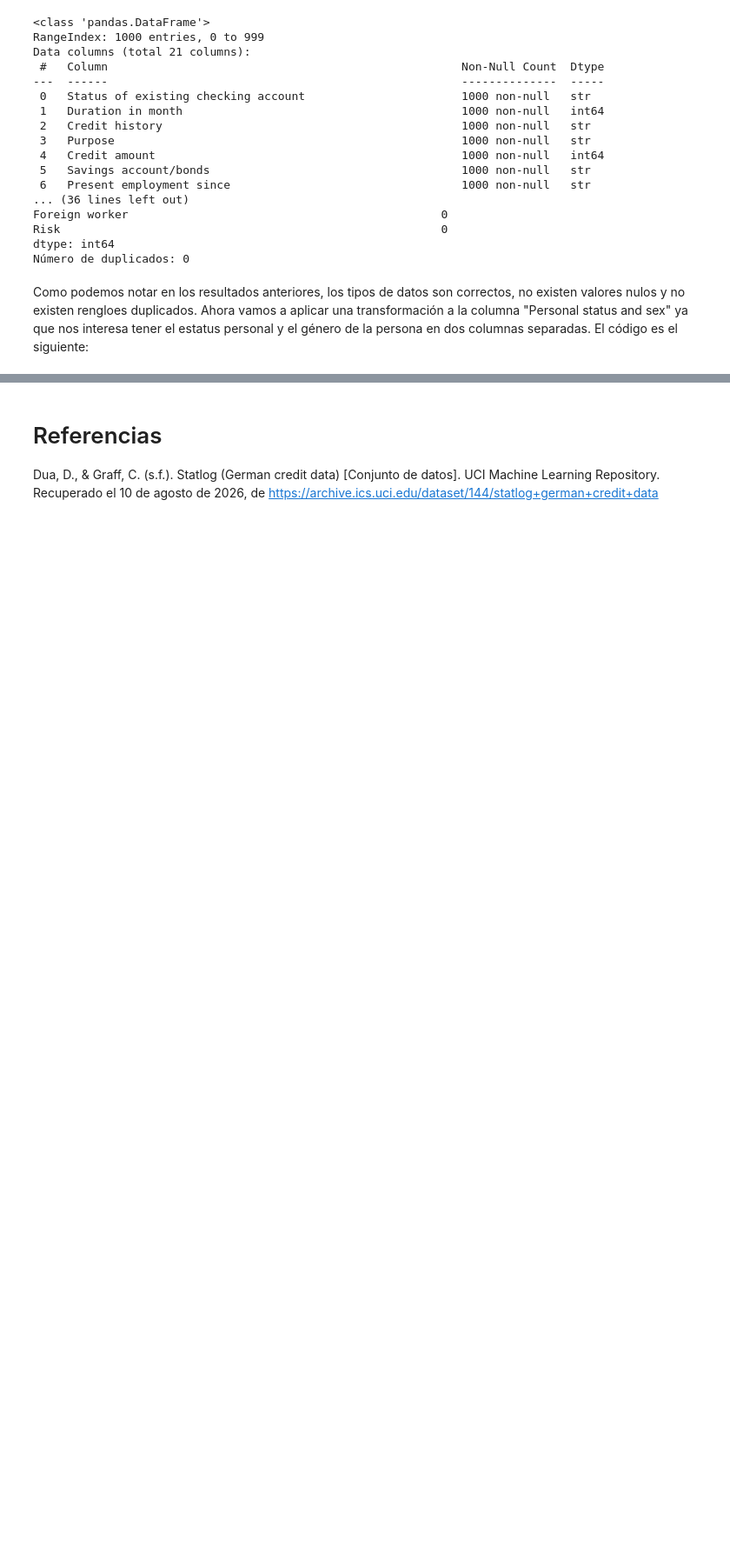
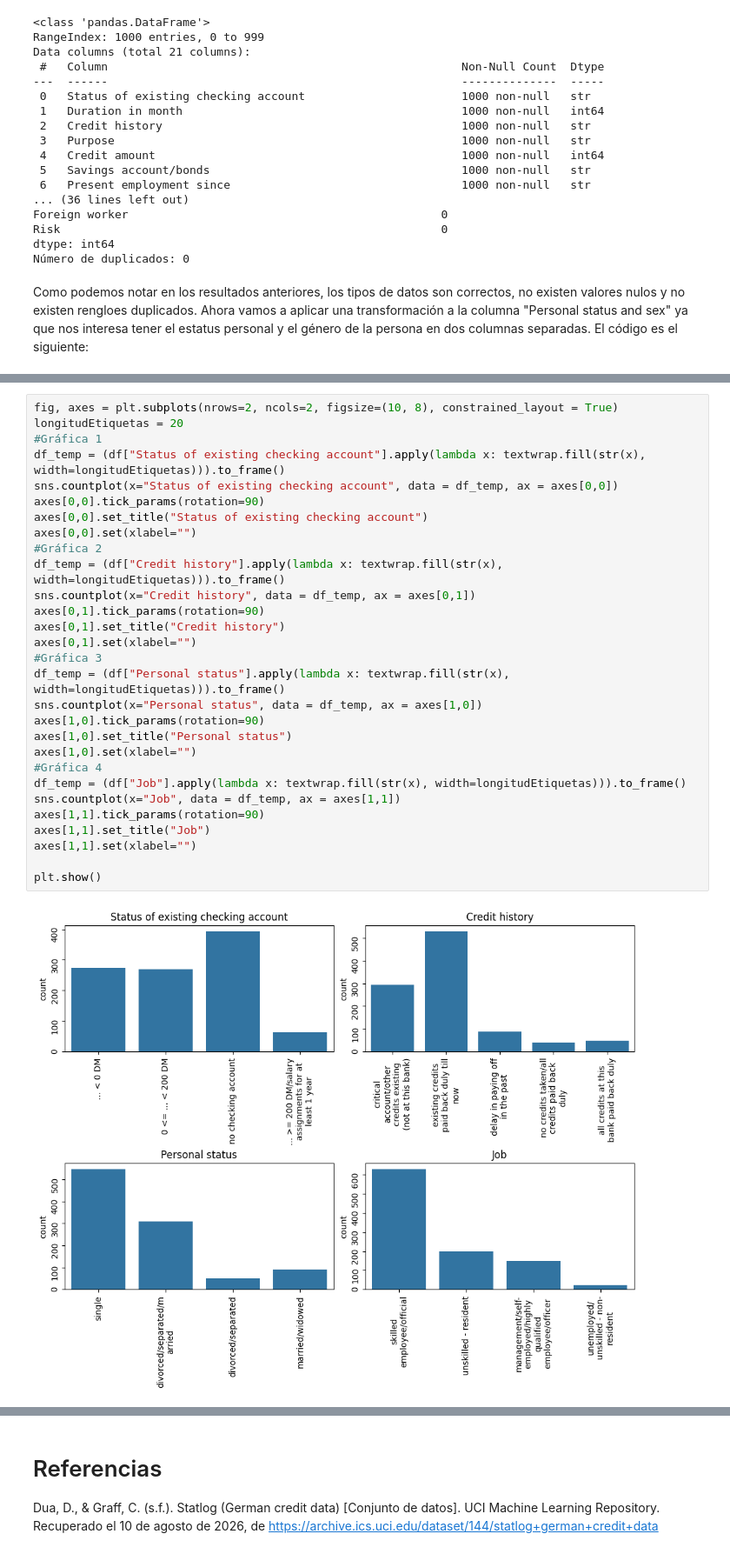
Before and after one commit to Crescencio1/Credit_Risk_Analysis, a Jupyter notebook: CreditRiskAnalysis.ipynb, the cells around one changed output, grey strips where cells are left out. Shown at 87% size. Drawn from its saved outputs; the diff is of its cells as text; blank space fills up the shorter version.

```diff
--- a/CreditRiskAnalysis.ipynb
+++ b/CreditRiskAnalysis.ipynb
@@ -210,0 +285,31 @@ df[["Personal status","Sex"]].head()
+# %%
+fig, axes = plt.subplots(nrows=2, ncols=2, figsize=(10, 8), constrained_layout = True)
+longitudEtiquetas = 20
+#Gráfica 1
+df_temp = (df["Status of existing checking account"].apply(lambda x: textwrap.fill(str(x), width=longitudEtiquetas))).to_frame()
+sns.countplot(x="Status of existing checking account", data = df_temp, ax = axes[0,0])
+axes[0,0].tick_params(rotation=90)
+axes[0,0].set_title("Status of existing checking account")
+axes[0,0].set(xlabel="")
+#Gráfica 2
+df_temp = (df["Credit history"].apply(lambda x: textwrap.fill(str(x), width=longitudEtiquetas))).to_frame()
+sns.countplot(x="Credit history", data = df_temp, ax = axes[0,1])
+axes[0,1].tick_params(rotation=90)
+axes[0,1].set_title("Credit history")
+axes[0,1].set(xlabel="")
+#Gráfica 3
+df_temp = (df["Personal status"].apply(lambda x: textwrap.fill(str(x), width=longitudEtiquetas))).to_frame()
+sns.countplot(x="Personal status", data = df_temp, ax = axes[1,0])
+axes[1,0].tick_params(rotation=90)
+axes[1,0].set_title("Personal status")
+axes[1,0].set(xlabel="")
+#Gráfica 4
+df_temp = (df["Job"].apply(lambda x: textwrap.fill(str(x), width=longitudEtiquetas))).to_frame()
+sns.countplot(x="Job", data = df_temp, ax = axes[1,1])
+axes[1,1].tick_params(rotation=90)
+axes[1,1].set_title("Job")
+axes[1,1].set(xlabel="")
+
+plt.show()
+# %% [output]
+[figure, added]
```
Also changed, not shown: parts of 14 cells of this notebook.
